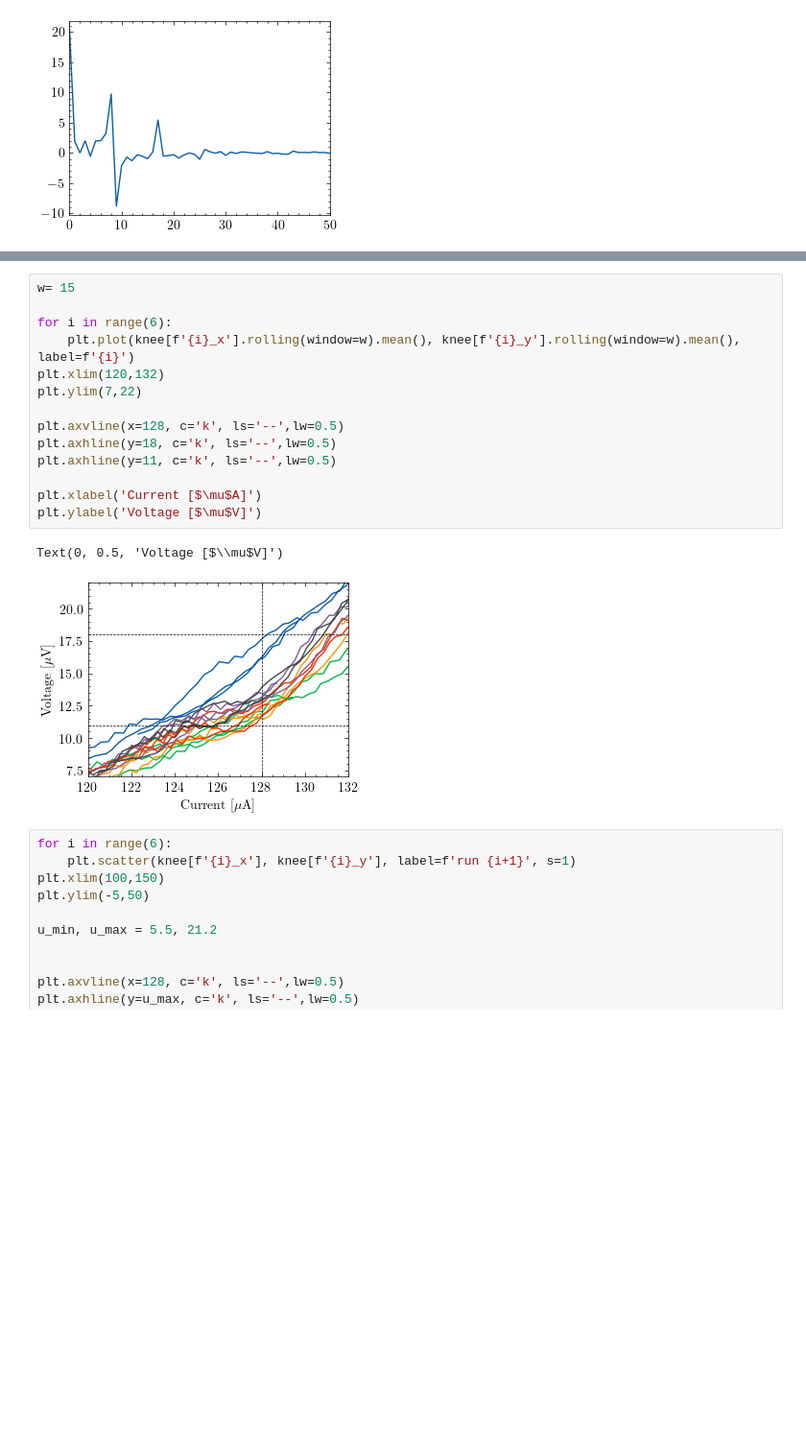
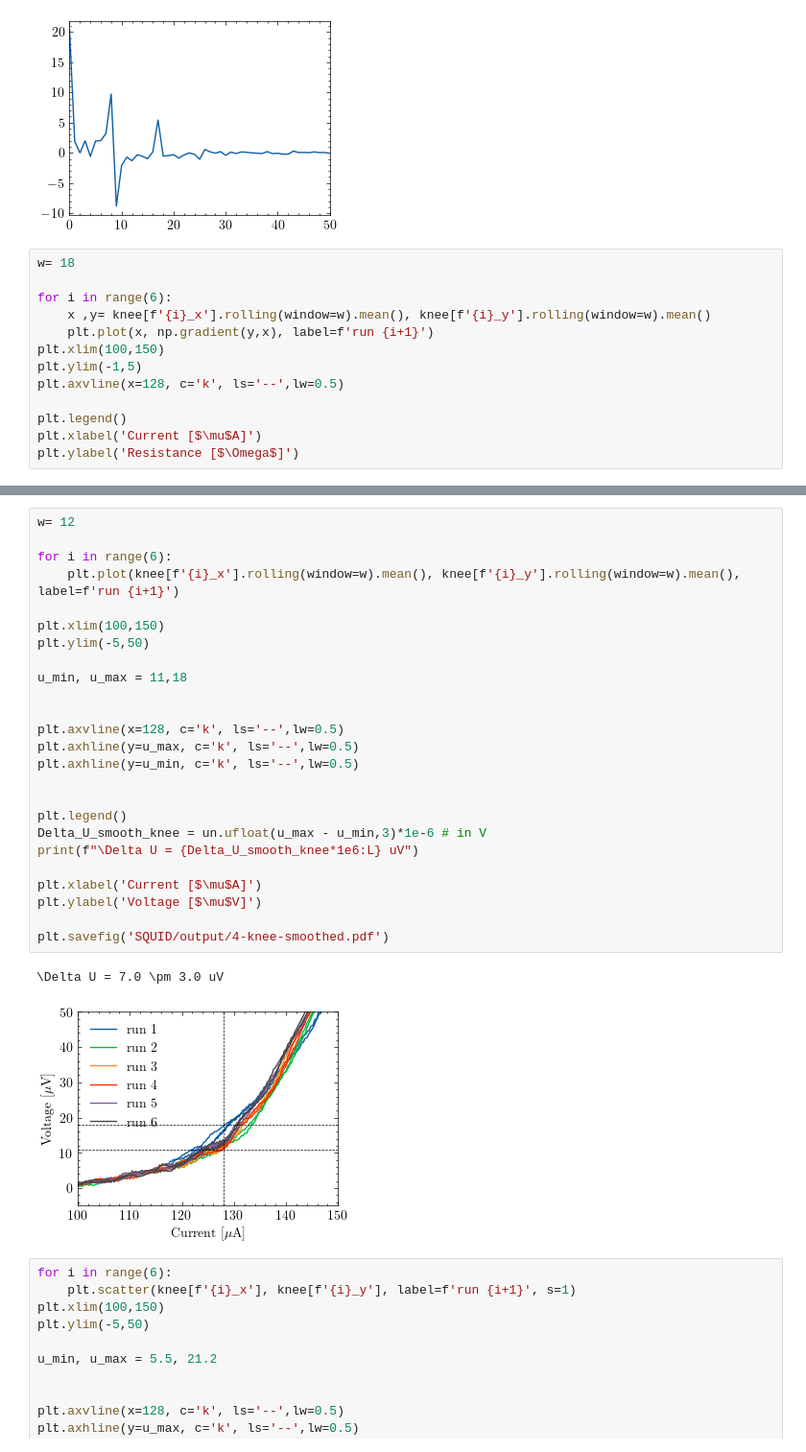
Before and after one commit to emhl/FP1, a Jupyter notebook: SQUID.ipynb, the cells around one changed output, grey strips where cells are left out. Shown at 96% size. Drawn from its saved outputs; the diff is of its cells as text; blank space fills up the shorter version.

```diff
--- a/SQUID.ipynb
+++ b/SQUID.ipynb
@@ -634,3 +639,16 @@ plt.xlim(0,50)
 # %% [output]
 (0.0, 50.0)
 [figure]
+# %%
+w= 18
+
+for i in range(6):
+    x ,y= knee[f'{i}_x'].rolling(window=w).mean(), knee[f'{i}_y'].rolling(window=w).mean()
+    plt.plot(x, np.gradient(y,x), label=f'run {i+1}')
+plt.xlim(100,150)
+plt.ylim(-1,5)
+plt.axvline(x=128, c='k', ls='--',lw=0.5)
+
+plt.legend()
+plt.xlabel('Current [$\mu$A]')
+plt.ylabel('Resistance [$\Omega$]')
@@ -651,20 +673,31 @@ Text(0, 0.5, 'Voltage [$\\mu$V]')
 # %%
-w= 15
+w= 12
 
 for i in range(6):
-    plt.plot(knee[f'{i}_x'].rolling(window=w).mean(), knee[f'{i}_y'].rolling(window=w).mean(), label=f'{i}')
-plt.xlim(120,132)
-plt.ylim(7,22)
+    plt.plot(knee[f'{i}_x'].rolling(window=w).mean(), knee[f'{i}_y'].rolling(window=w).mean(), label=f'run {i+1}')
+
+plt.xlim(100,150)
+plt.ylim(-5,50)
+
+u_min, u_max = 11,18
+
 
 plt.axvline(x=128, c='k', ls='--',lw=0.5)
-plt.axhline(y=18, c='k', ls='--',lw=0.5)
-plt.axhline(y=11, c='k', ls='--',lw=0.5)
+plt.axhline(y=u_max, c='k', ls='--',lw=0.5)
+plt.axhline(y=u_min, c='k', ls='--',lw=0.5)
+
+
+plt.legend()
+Delta_U_smooth_knee = un.ufloat(u_max - u_min,3)*1e-6 # in V
+print(f"\Delta U = {Delta_U_smooth_knee*1e6:L} uV")
 
 plt.xlabel('Current [$\mu$A]')
 plt.ylabel('Voltage [$\mu$V]')
+
+plt.savefig('SQUID/output/4-knee-smoothed.pdf')
 # %% [output]
-Text(0, 0.5, 'Voltage [$\\mu$V]')
+\Delta U = 7.0 \pm 3.0 uV
-[figure, old version]
+[figure, new version]
 # %%
 for i in range(6):
     plt.scatter(knee[f'{i}_x'], knee[f'{i}_y'], label=f'run {i+1}', s=1)
```
Also changed, not shown: parts of 4 cells of this notebook, 12 other files.
